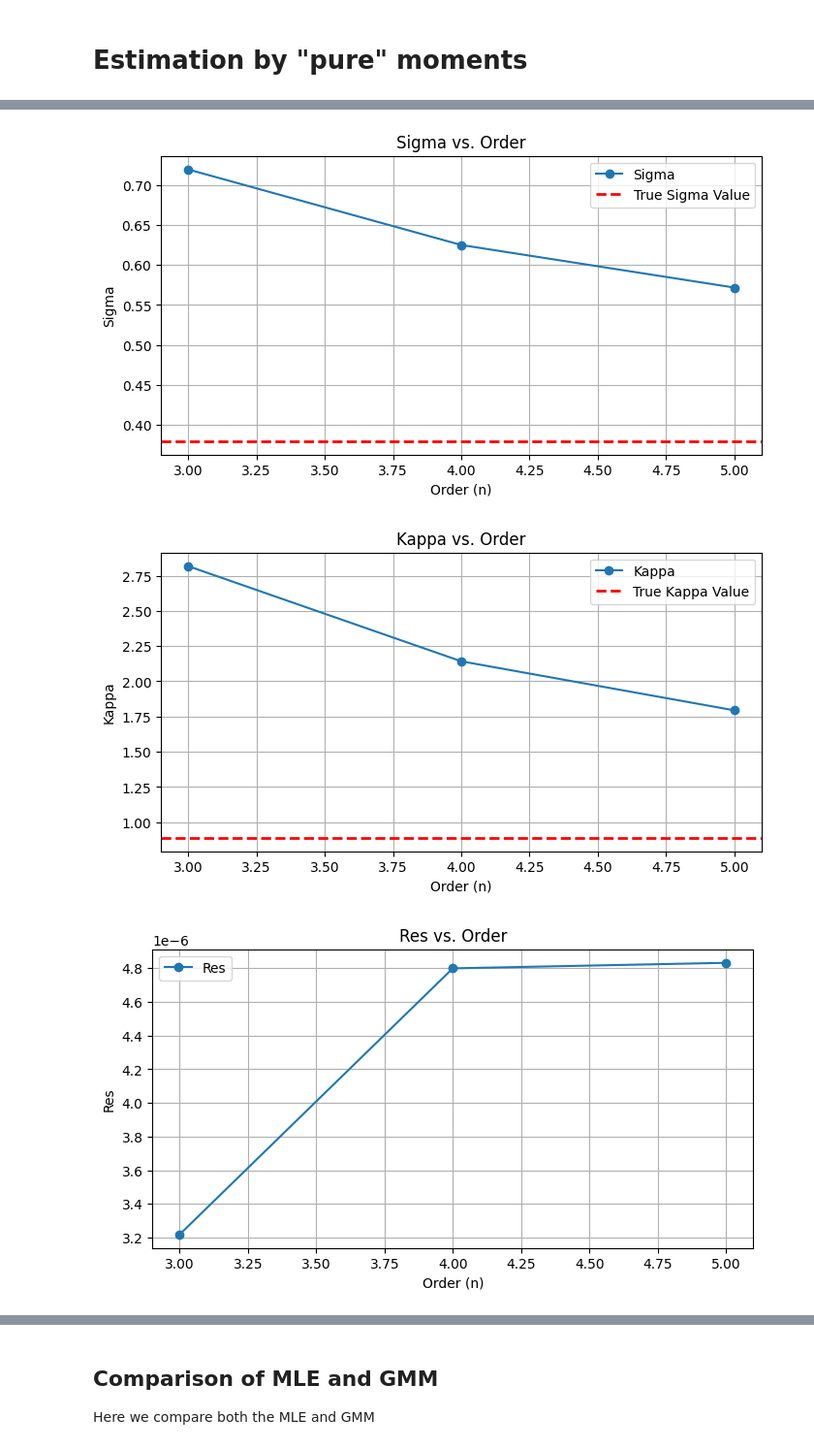
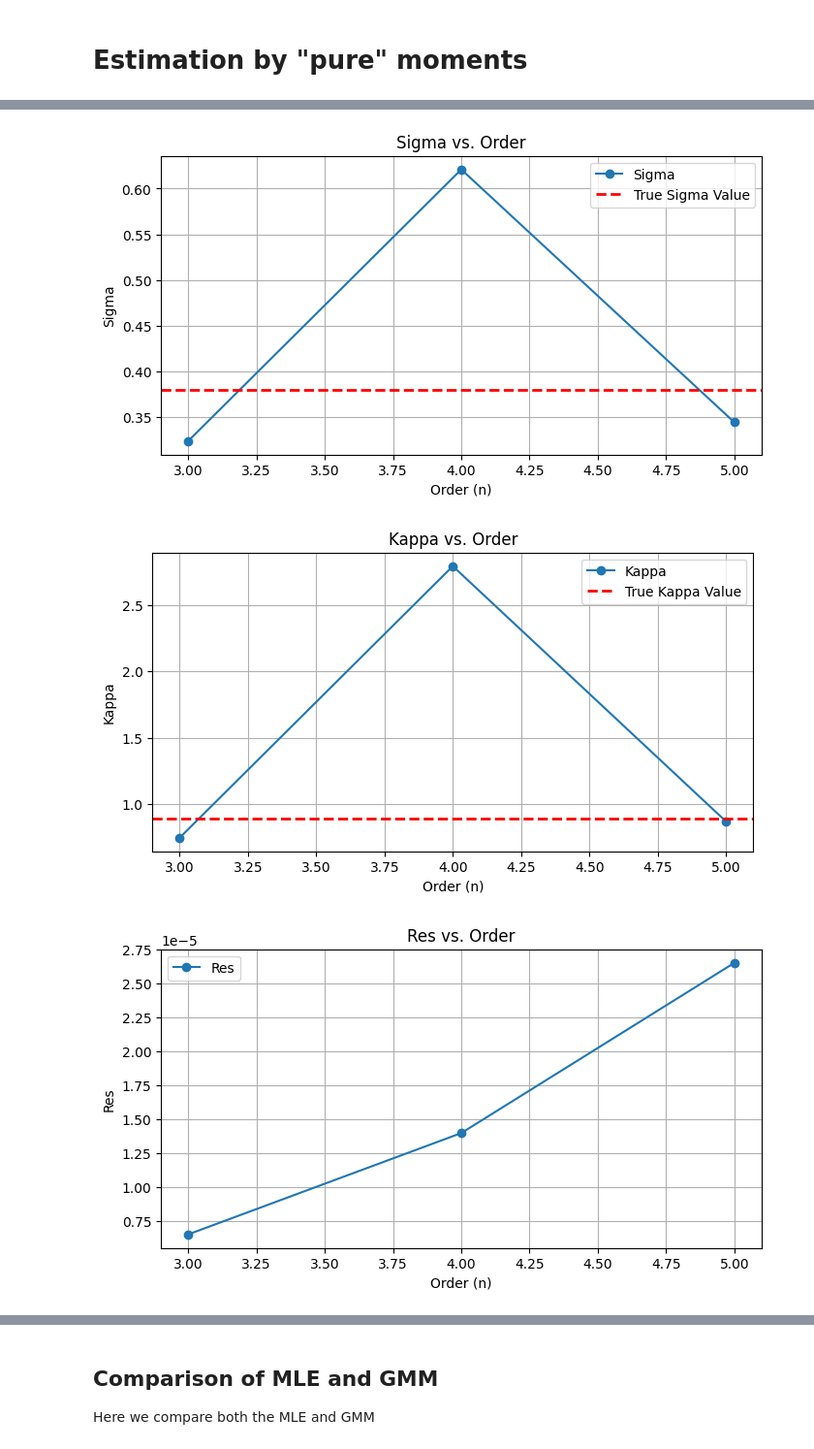
Before and after one commit to Hassen214/Project-IMI, a Jupyter notebook: Code.ipynb, the cells around one changed output, grey strips where cells are left out. Shown at 97% size. Drawn from its saved outputs; the diff is of its cells as text; code cells hidden in the pictures.

```diff
--- a/Code.ipynb
+++ b/Code.ipynb
@@ -299,7 +299,7 @@ def pure_moments_calibration(X, max_order):
 
     result = float('inf')
     best_params = None
-    max_iterations = 5
+    max_iterations = 10
     epsilon = 1e-7
     for i in range(1, max_iterations+1):
         for j in range(1, max_iterations+1):
@@ -370,3 +370,3 @@ for param_name, param_values in parameters.items():
-[figure, old version]
+[figure, new version]
-[figure, old version]
+[figure, new version]
-[figure, old version]
+[figure, new version]
```
Also changed, not shown: parts of 21 cells of this notebook.
